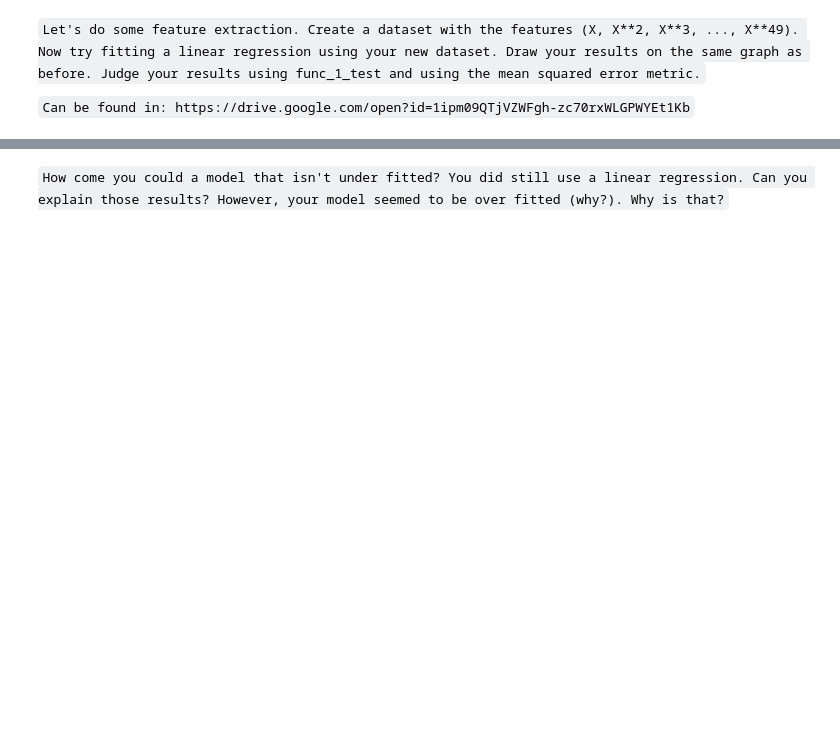
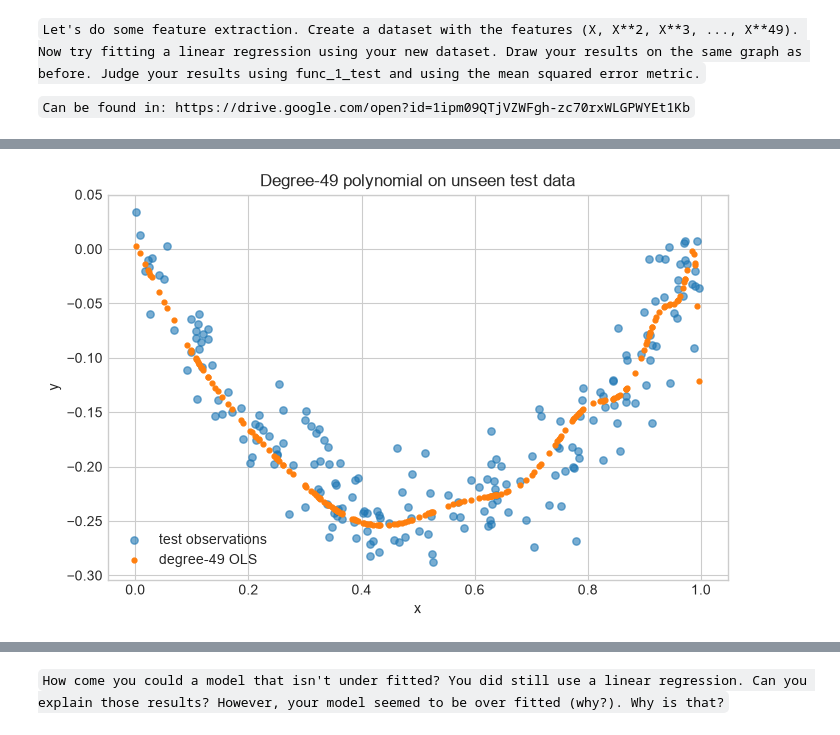
Before and after one commit to Avraham2489/DS_Training, a Jupyter notebook: D - ML/regression/exercise/regression.ipynb, the cells around one changed output, grey strips where cells are left out. Cells and saved outputs as stored; diff of their text form; code cells hidden in the pictures; blank space fills up the shorter version.

```diff
--- a/D - ML/regression/exercise/regression.ipynb
+++ b/D - ML/regression/exercise/regression.ipynb
@@ -52,0 +570,98 @@ df = pd.read_csv('resources/func_1_test.csv')
+# %%
+function_test_data = pd.read_csv(
+    filepath_or_buffer=RESOURCE_DIRECTORY / "func_1_test.csv",
+)
+function_testing_features = function_test_data.loc[
+    :,
+    ["x"],
+].to_numpy(dtype=np.float64)
+function_testing_target = function_test_data.loc[:, "y"].to_numpy(
+    dtype=np.float64,
+)
+
+polynomial_training_features = build_polynomial_features(
+    predictor_values=function_training_data.loc[:, "x"].to_numpy(
+        dtype=np.float64,
+    ),
+    maximum_degree=49,
+)
+polynomial_testing_features = build_polynomial_features(
+    predictor_values=function_test_data.loc[:, "x"].to_numpy(
+        dtype=np.float64,
+    ),
+    maximum_degree=49,
+)
+polynomial_ols_model = Pipeline(
+    steps=[
+        ("scaler", StandardScaler()),
+        ("linear", LinearRegression()),
+    ],
+)
+polynomial_ols_model.fit(
+    X=polynomial_training_features,
+    y=function_training_target,
+)
+polynomial_test_prediction = polynomial_ols_model.predict(
+    X=polynomial_testing_features,
+)
+
+linear_function_test_metrics = evaluate_regressor(
+    regression_model=linear_function_model,
+    feature_data=function_testing_features,
+    target_data=function_testing_target,
+)
+polynomial_ols_train_metrics = evaluate_regressor(
+    regression_model=polynomial_ols_model,
+    feature_data=polynomial_training_features,
+    target_data=function_training_target,
+)
+polynomial_ols_test_metrics = evaluate_regressor(
+    regression_model=polynomial_ols_model,
+    feature_data=polynomial_testing_features,
+    target_data=function_testing_target,
+)
+
+polynomial_figure, polynomial_axes = plt.subplots(
+    nrows=1,
+    ncols=1,
+    figsize=(8, 5),
+)
+polynomial_axes.scatter(
+    x=function_test_data.loc[:, "x"],
+    y=function_test_data.loc[:, "y"],
+    s=28,
+    alpha=0.6,
+    label="test observations",
+)
+polynomial_axes.scatter(
+    x=function_test_data.loc[:, "x"],
+    y=polynomial_test_prediction,
+    s=12,
+    color="tab:orange",
+    label="degree-49 OLS",
+)
+polynomial_axes.set(
+    title="Degree-49 polynomial on unseen test data",
+    xlabel="x",
+    ylabel="y",
+)
+polynomial_axes.legend()
+plt.show()
+
+polynomial_model_results = pd.DataFrame(
+    data=[
+        {
+            "model": "Linear x only",
+            "training_mse": linear_function_train_metrics.mean_squared_error,
+            "test_mse": linear_function_test_metrics.mean_squared_error,
+        },
+        {
+            "model": "Degree-49 OLS",
+            "training_mse": polynomial_ols_train_metrics.mean_squared_error,
+            "test_mse": polynomial_ols_test_metrics.mean_squared_error,
+        },
+    ]
+).set_index(keys="model")
+polynomial_model_results
+# %% [output]
+[figure, added]
```
Also changed, not shown: parts of 46 cells of this notebook, 9 other files.
